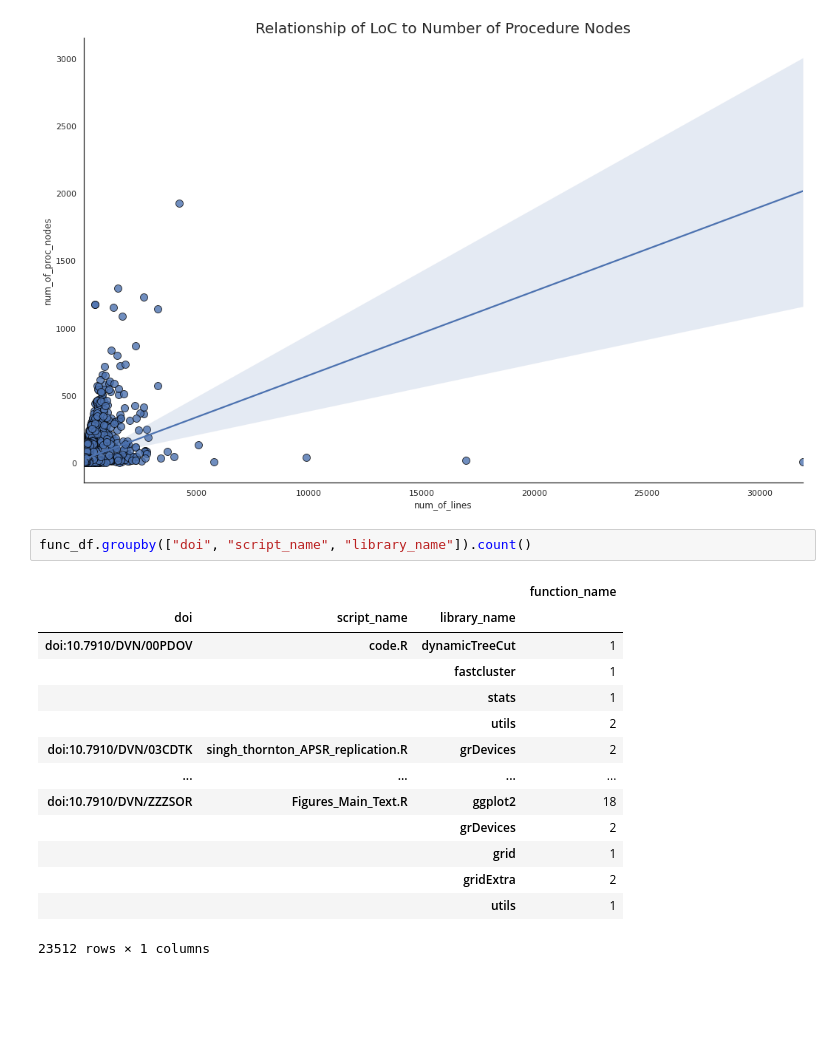
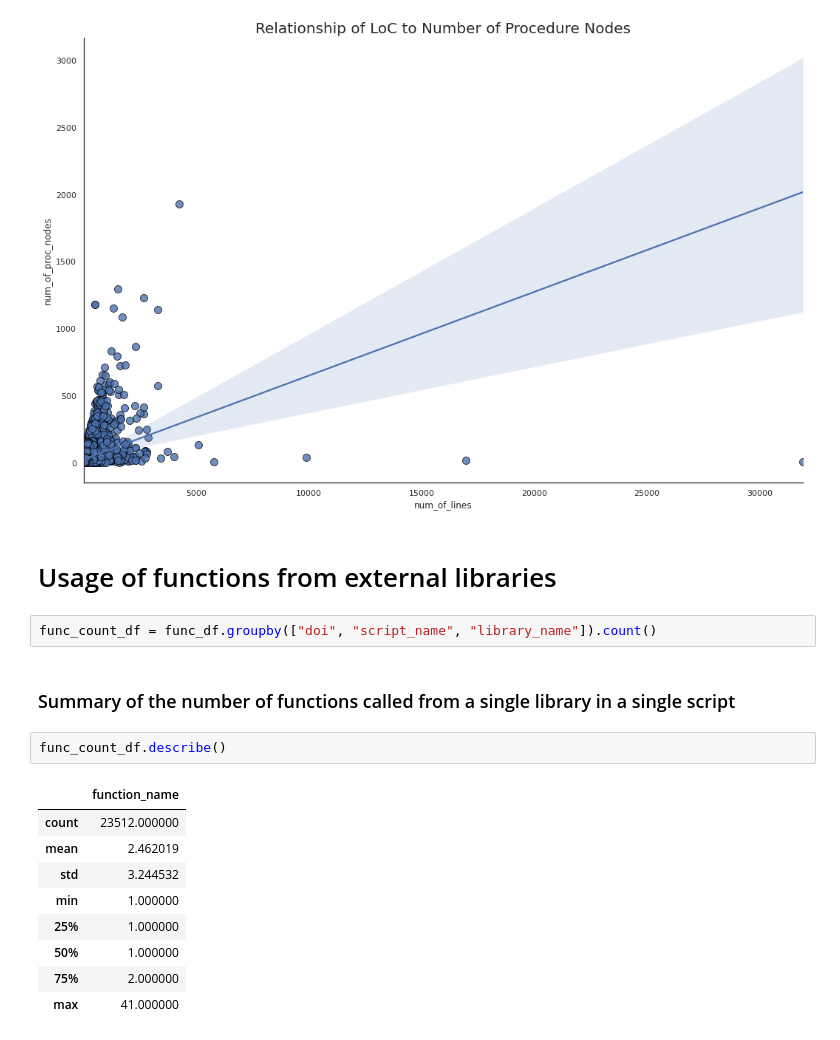
Before and after one commit to jwons/large-scale-ll-prov-analysis, a Jupyter notebook: scripts/02_analysis_of_aggregate.ipynb, the cells around one changed output. Drawn from its saved outputs; the diff is of its cells as text; blank space fills up the shorter version.

Commit message:
added description stats for functions to analysis script

```diff
--- a/scripts/02_analysis_of_aggregate.ipynb
+++ b/scripts/02_analysis_of_aggregate.ipynb
@@ -51,20 +51,21 @@ plt.title("Relationship of LoC to Number of Procedure Nodes", fontsize=20)
 plt.show()
 # %% [output]
 [figure]
+# %% [markdown]
+# Usage of functions from external libraries
 # %%
-func_df.groupby(["doi", "script_name", "library_name"]).count()
+func_count_df = func_df.groupby(["doi", "script_name", "library_name"]).count()
-# %% [output]
-|  |  |  | function_name |
-| doi | script_name | library_name |  |
-| doi:10.7910/DVN/00PDOV | code.R | dynamicTreeCut | 1 |
-|  |  | fastcluster | 1 |
-|  |  | stats | 1 |
-|  |  | utils | 2 |
-| doi:10.7910/DVN/03CDTK | singh_thornton_APSR_replication.R | grDevices | 2 |
-| ... | ... | ... | ... |
-| doi:10.7910/DVN/ZZZSOR | Figures_Main_Text.R | ggplot2 | 18 |
-|  |  | grDevices | 2 |
-|  |  | grid | 1 |
-|  |  | gridExtra | 2 |
-|  |  | utils | 1 |
-23512 rows × 1 columns
+# %% [markdown]
+### Summary of the number of functions called from a single library in a single script
+# %%
+func_count_df.describe()
+# %% [output]
+|  | function_name |
+| count | 23512.000000 |
+| mean | 2.462019 |
+| std | 3.244532 |
+| min | 1.000000 |
+| 25% | 1.000000 |
+| 50% | 1.000000 |
+| 75% | 2.000000 |
+| max | 41.000000 |
```
Also changed, not shown: parts of 4 cells of this notebook.
